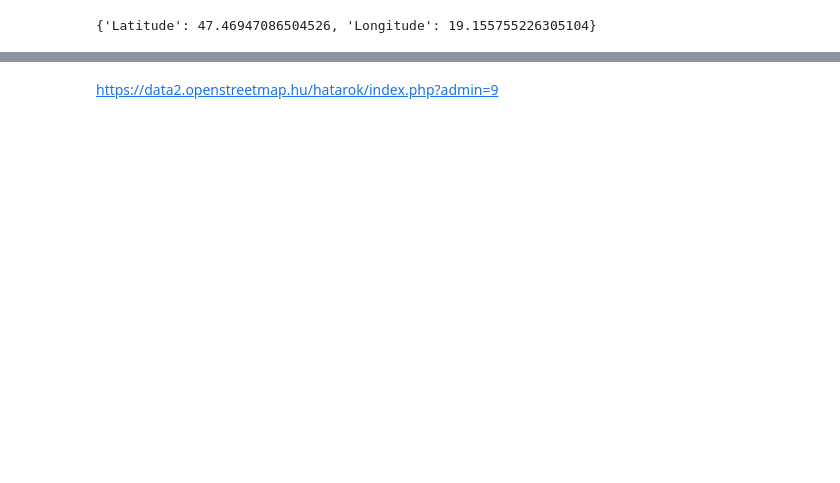
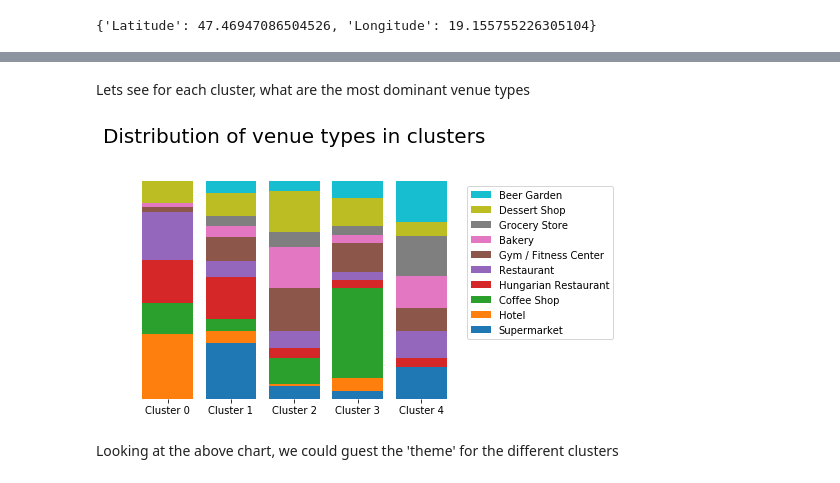
Before and after one commit to stephensipos/Coursera_Capstone, a Jupyter notebook: districts-of-budapest.ipynb, the cells around one changed output, grey strips where cells are left out. Saved outputs shown, nothing was run; the diff lists cells and outputs as text; code cells hidden in the pictures; blank space fills up the shorter version.

```diff
--- a/districts-of-budapest.ipynb
+++ b/districts-of-budapest.ipynb
@@ -244,10 +247,0 @@ results
-# %%
-from IPython.display import display, Markdown, HTML
-
-for i in range(kclusters):
-    display(Markdown(f'### Cluster {i}'))
-    display(HTML(results[results['Cluster Labels'] == i].to_html()))
-    profile = results[results['Cluster Labels'] == i].sum(axis=0).to_frame()
-    profile.columns=['Feature']
-    profile.drop(index=['District', 'Cluster Labels', 'Latitude', 'Longitude'], axis=1, inplace=True)
-    display(HTML(profile.sort_values('Feature', ascending=False).to_html()))
@@ -330,2 +279,33 @@ for i in range(kclusters):
+# %% [markdown]
+Lets see for each cluster, what are the most dominant venue types
+# %%
+profiles = districts[['Cluster', *to_keep]].groupby('Cluster').sum()
+profiles_perc = profiles.divide(profiles.sum(axis=1), axis=0)
+
+ind = np.arange(kclusters)
+width = 0.8
+plots = []
+
+fig, ax = plt.subplots()
+ax.spines['top'].set_visible(False)
+ax.spines['right'].set_visible(False)
+ax.spines['bottom'].set_visible(False)
+ax.spines['left'].set_visible(False)
+
+plt.title(label="Distribution of venue types in clusters", fontsize=20)
+ttl = ax.title
+ttl.set_position([.5, 1.15])
+
+for i in range(len(profiles.columns)):
+    plots.append(plt.bar(ind, profiles_perc[profiles.columns[i]], width, bottom=profiles_perc[profiles.columns[:i]].sum(axis=1)))
+
+plt.xticks(ind, (f"Cluster {c}" for c in range(kclusters)))
+plt.yticks([], []) # Hide Y ticks
+plt.legend((plot[0] for plot in plots[::-1]), profiles.columns[::-1], bbox_to_anchor=(1, 1))
+plt.show()
+# %% [output]
+[figure, added]
+# %% [markdown]
+Looking at the above chart, we could guest the 'theme' for the different clusters
 # %%
 clusters = [
@@ -336,3 +317 @@ clusters = [
 ]
-# %% [markdown]
-https://data2.openstreetmap.hu/hatarok/index.php?admin=9
```
Also changed, not shown: parts of 39 cells of this notebook, 2 other files.
